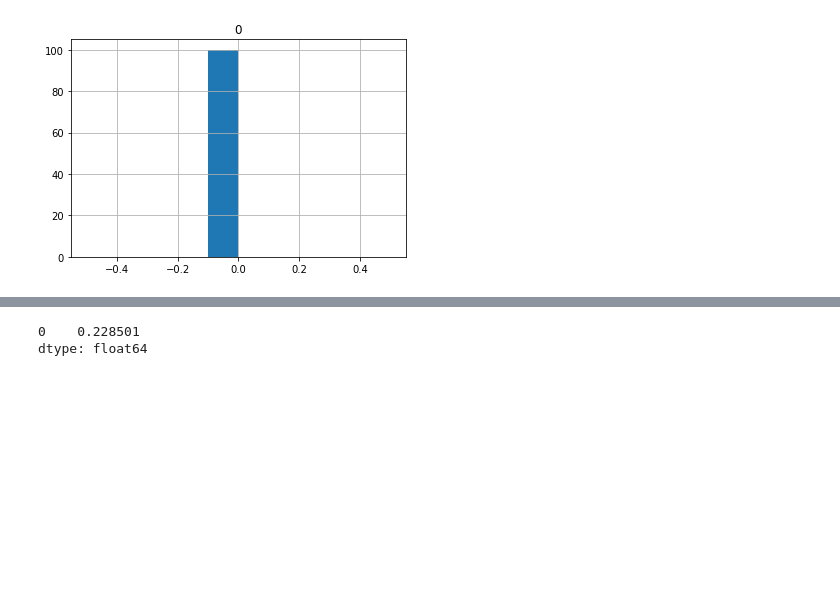
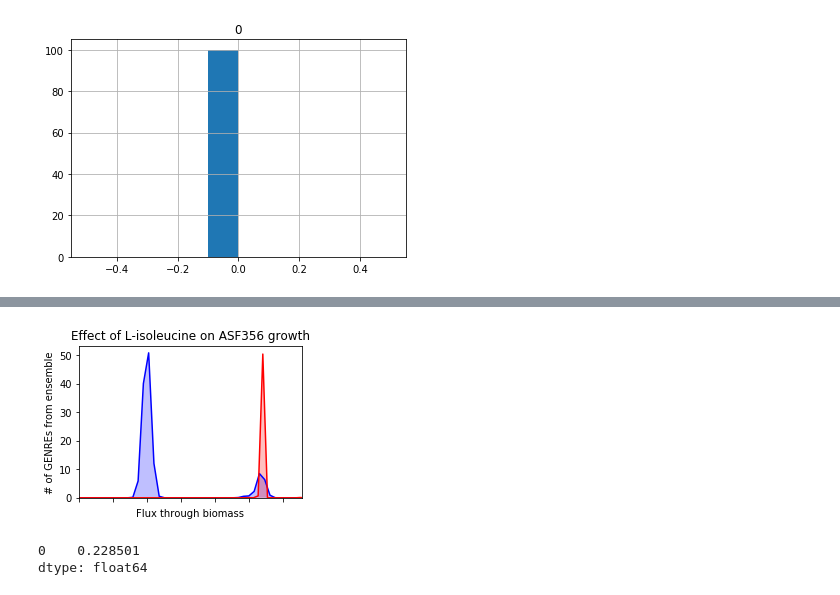
Before and after one commit to gregmedlock/asf_interactions, a Jupyter notebook: bin/test_crossfed.ipynb, the cells around one changed output, grey strips where cells are left out. Saved outputs shown, nothing was run; the diff lists cells and outputs as text; code cells hidden in the pictures; blank space fills up the shorter version.

```diff
--- a/bin/test_crossfed.ipynb
+++ b/bin/test_crossfed.ipynb
@@ -275,3 +265,17 @@ plt.savefig('../results/isoleucine_GENRE_example.svg', bbox_inches='tight')
+# %%
+fig,ax = plt.subplots()
+d = [no_sup[0].values,sup[0].values]
+sns.kdeplot(data=d[0],bw=0.1,shade=True,ax=ax,color='blue')
+sns.kdeplot(data=d[1],bw=0.1,ax=ax,shade=True,color='red')
+ax.set_xlim([-0.1,max(max(d[0]),max(d[1]))])
+ax.set_xticklabels([])
+ax.set_xlabel('Flux through biomass')
+ax.set_ylabel('# of GENREs from ensemble')
+ax.set_title('Effect of L-isoleucine on ASF356 growth')
+fig.set_size_inches(4,2.8)
+plt.savefig('../results/isoleucine_GENRE_example.svg', bbox_inches='tight')
+# %% [output]
+[figure, added]
 # %%
 pd.DataFrame.from_dict(supplemented_356['valine'],orient='index').hist()
 pd.DataFrame.from_dict(supplemented_356['valine'],orient='index').max()
```
Also changed, not shown: parts of 3 cells of this notebook, 1 other file.
